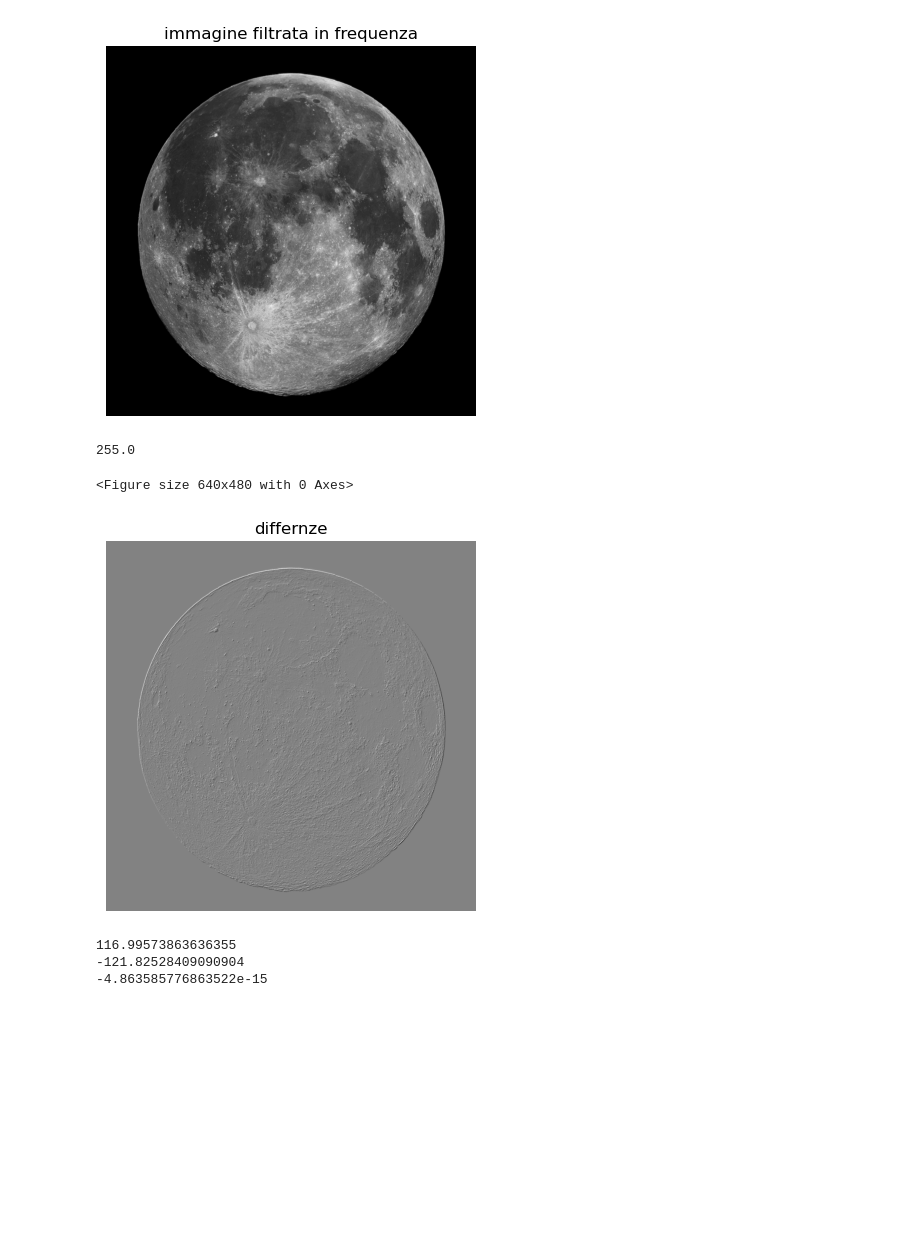
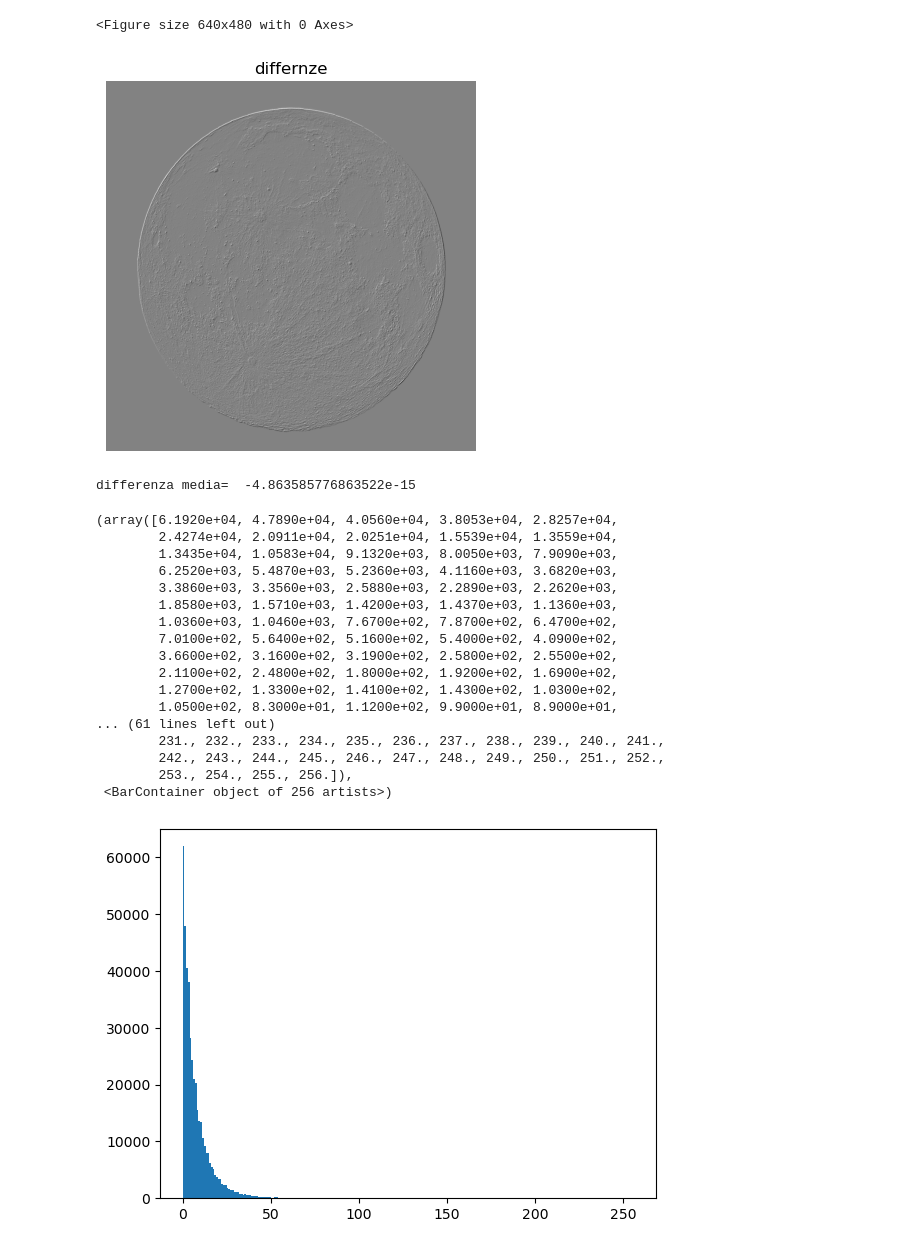
Before and after one commit to Cappetti99/FML-laboratory, a Jupyter notebook: provafft.ipynb, the cells around one changed output. Saved outputs shown, nothing was run; the diff lists cells and outputs as text; code cells hidden in the pictures; blank space fills up the shorter version.

```diff
--- a/provafft.ipynb
+++ b/provafft.ipynb
@@ -118,28 +116,7 @@ def apply_matched_filter(img, filter_full):
     return output
 
 
-def create_symmetric_image(img):
-    # Ottieni le dimensioni dell'immagine
-    h, w = img.shape
 
-    # Crea una nuova immagine vuota con dimensioni 2x rispetto all'originale
-    new_img = np.zeros((2*h, 2*w), dtype=np.uint8)
-
-    # Aggiungi le 4 copie simmetriche dell'immagine
-    new_img[:h, :w] = img  # Primo quadrante (originale)
-    new_img[:h, w:] = np.fliplr(img)  # Secondo quadrante (riflessione verticale)
-    new_img[h:, :w] = np.flipud(img)  # Terzo quadrante (riflessione orizzontale)
-    new_img[h:, w:] = np.flipud(np.fliplr(img))  # Quarto quadrante (riflessione sia orizzontale che verticale)
-    plt.figure()
-    plt.figure()
-    plt.title("simmetric")
-    plt.imshow(new_img, cmap='grey')
-    plt.axis("off")
-    plt.show()
-    return new_img
-
-img = cv2.imread('luna.png', cv2.IMREAD_GRAYSCALE)
-create_symmetric_image(img)
 img = cv2.imread('luna.png', cv2.IMREAD_GRAYSCALE)
 print(img.max())
 filtered_img = weighted_average_filter(img)
@@ -162,6 +139,9 @@ image_back=image_back[:1200,:1200]
 
 
 difference=filtered_img-image_back
+#normalizza
+
+
 
 plt.figure()
 plt.figure()
@@ -170,7 +150,8 @@ plt.imshow(difference, cmap='grey') #use a colormap that goes from blue to red
 plt.axis("off")
 plt.show()
 
-print(difference.max())
-print(difference.min())
-print(difference.mean())
+
+print("differenza media= ",difference.mean())
+#print the histogram
+plt.hist(difference.ravel(),256,[0,256])
 # %% [output]
@@ -183,7 +164,21 @@ print(difference.mean())
+<Figure size 640x480 with 0 Axes>
-[figure, old version]
+[figure, new version]
-255.0
-<Figure size 640x480 with 0 Axes>
+differenza media=  -4.863585776863522e-15
+(array([6.1920e+04, 4.7890e+04, 4.0560e+04, 3.8053e+04, 2.8257e+04,
+        2.4274e+04, 2.0911e+04, 2.0251e+04, 1.5539e+04, 1.3559e+04,
+        1.3435e+04, 1.0583e+04, 9.1320e+03, 8.0050e+03, 7.9090e+03,
+        6.2520e+03, 5.4870e+03, 5.2360e+03, 4.1160e+03, 3.6820e+03,
+        3.3860e+03, 3.3560e+03, 2.5880e+03, 2.2890e+03, 2.2620e+03,
+        1.8580e+03, 1.5710e+03, 1.4200e+03, 1.4370e+03, 1.1360e+03,
+        1.0360e+03, 1.0460e+03, 7.6700e+02, 7.8700e+02, 6.4700e+02,
+        7.0100e+02, 5.6400e+02, 5.1600e+02, 5.4000e+02, 4.0900e+02,
+        3.6600e+02, 3.1600e+02, 3.1900e+02, 2.5800e+02, 2.5500e+02,
+        2.1100e+02, 2.4800e+02, 1.8000e+02, 1.9200e+02, 1.6900e+02,
+        1.2700e+02, 1.3300e+02, 1.4100e+02, 1.4300e+02, 1.0300e+02,
+        1.0500e+02, 8.3000e+01, 1.1200e+02, 9.9000e+01, 8.9000e+01,
+... (61 lines left out)
+        231., 232., 233., 234., 235., 236., 237., 238., 239., 240., 241.,
+        242., 243., 244., 245., 246., 247., 248., 249., 250., 251., 252.,
+        253., 254., 255., 256.]),
+ <BarContainer object of 256 artists>)
-[figure, old version]
+[figure, new version]
-116.99573863636355
--121.82528409090904
--4.863585776863522e-15
```
Also changed, not shown: parts of 2 cells of this notebook, 7 other files.
